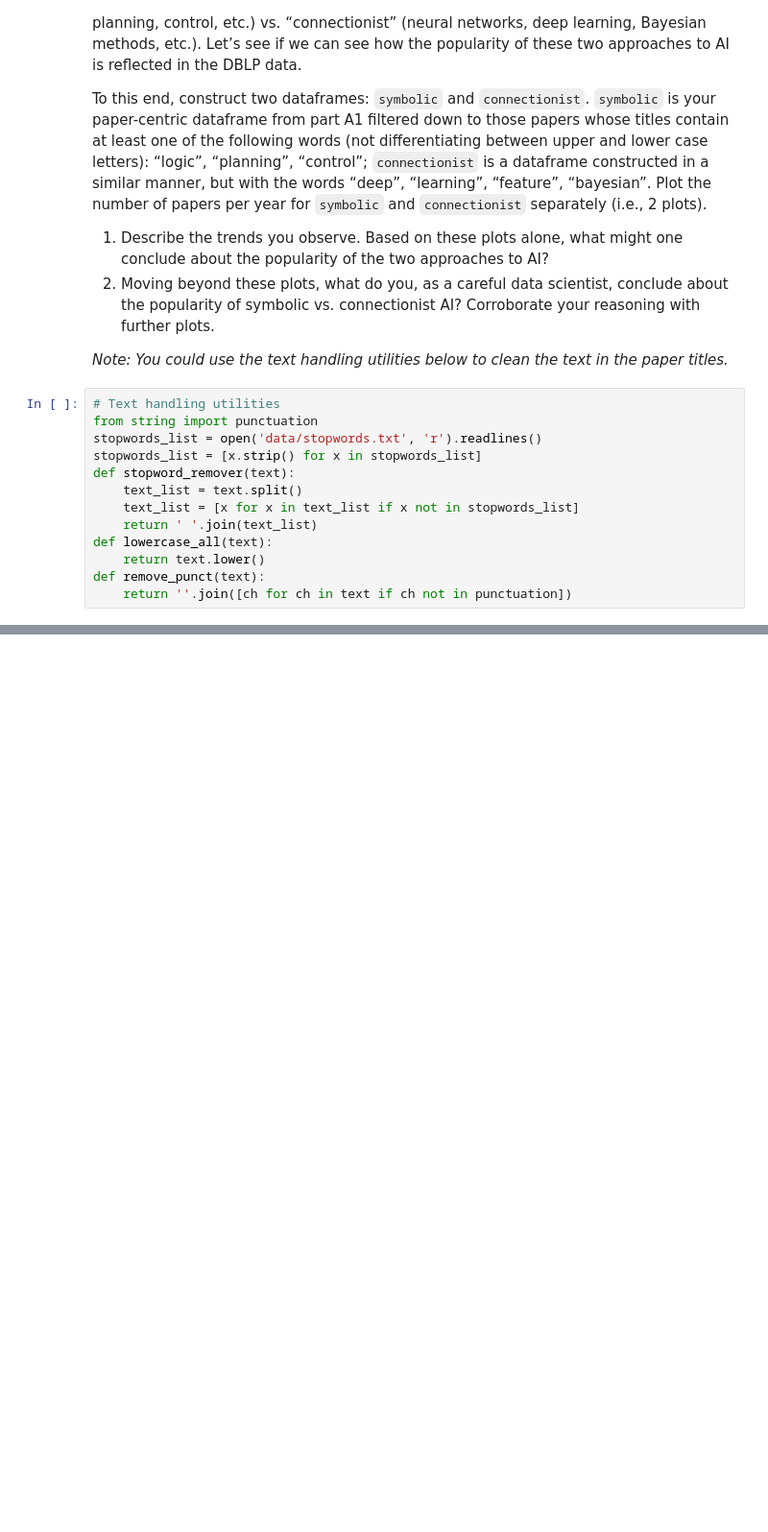
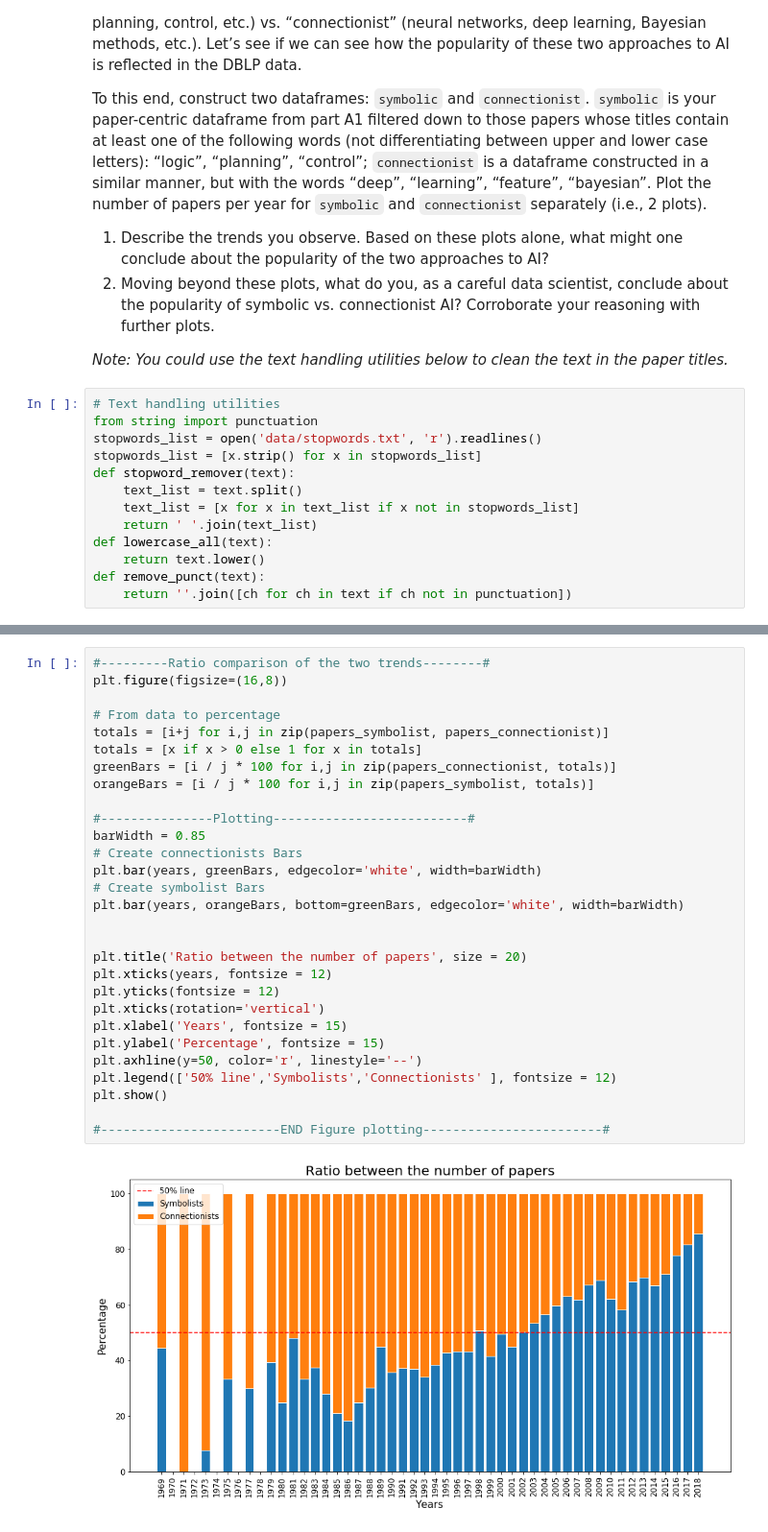
Before and after one commit to BerkMandiracioglu/AppliedDataAnalysisHW1, a Jupyter notebook: hw1.ipynb, the cells around one changed output, grey strips where cells are left out. Shown at 96% size. Saved outputs shown, nothing was run; the diff lists cells and outputs as text; blank space fills up the shorter version.

```diff
--- a/hw1.ipynb
+++ b/hw1.ipynb
@@ -368,0 +497,31 @@ words_connectionist = ['deep', 'learning', 'feature', 'bayesian']
+# %%
+#---------Ratio comparison of the two trends--------#
+plt.figure(figsize=(16,8))
+
+# From data to percentage
+totals = [i+j for i,j in zip(papers_symbolist, papers_connectionist)]
+totals = [x if x > 0 else 1 for x in totals]
+greenBars = [i / j * 100 for i,j in zip(papers_connectionist, totals)]
+orangeBars = [i / j * 100 for i,j in zip(papers_symbolist, totals)]
+
+#---------------Plotting--------------------------#
+barWidth = 0.85
+# Create connectionists Bars
+plt.bar(years, greenBars, edgecolor='white', width=barWidth)
+# Create symbolist Bars
+plt.bar(years, orangeBars, bottom=greenBars, edgecolor='white', width=barWidth)
+
+
+plt.title('Ratio between the number of papers', size = 20)
+plt.xticks(years, fontsize = 12)
+plt.yticks(fontsize = 12)
+plt.xticks(rotation='vertical')
+plt.xlabel('Years', fontsize = 15)
+plt.ylabel('Percentage', fontsize = 15)
+plt.axhline(y=50, color='r', linestyle='--')
+plt.legend(['50% line','Symbolists','Connectionists' ], fontsize = 12)
+plt.show()
+
+#------------------------END Figure plotting------------------------#
+# %% [output]
+[figure, added]
```
Also changed, not shown: parts of 16 cells of this notebook.
